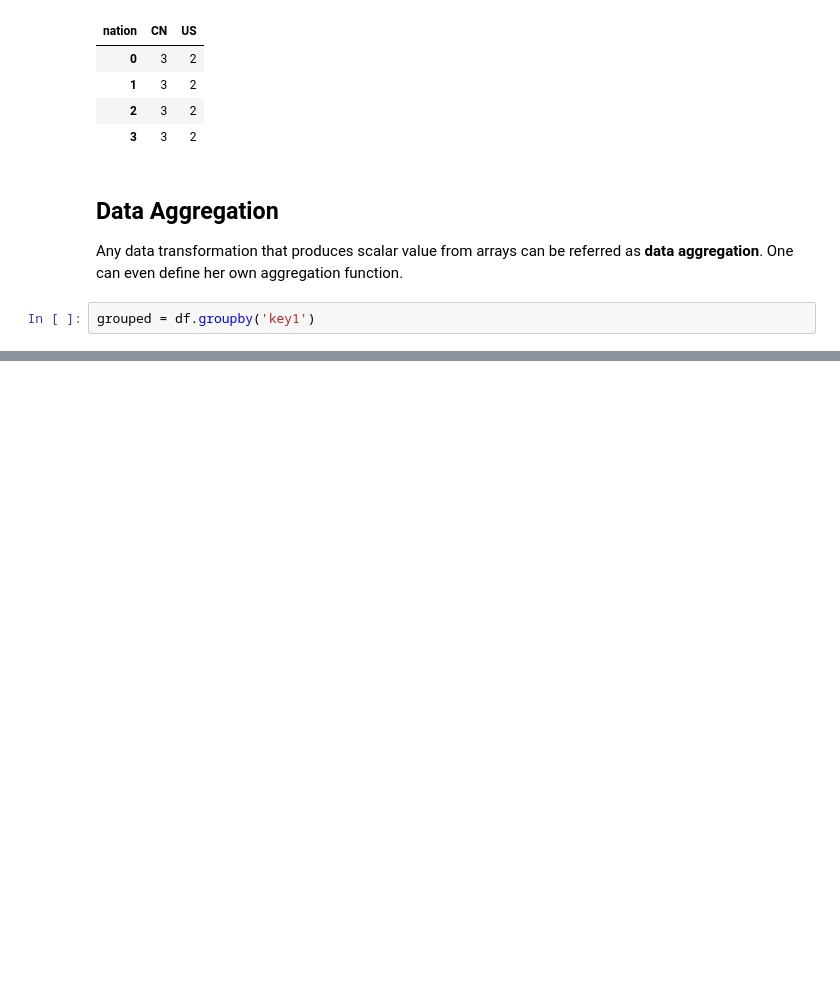
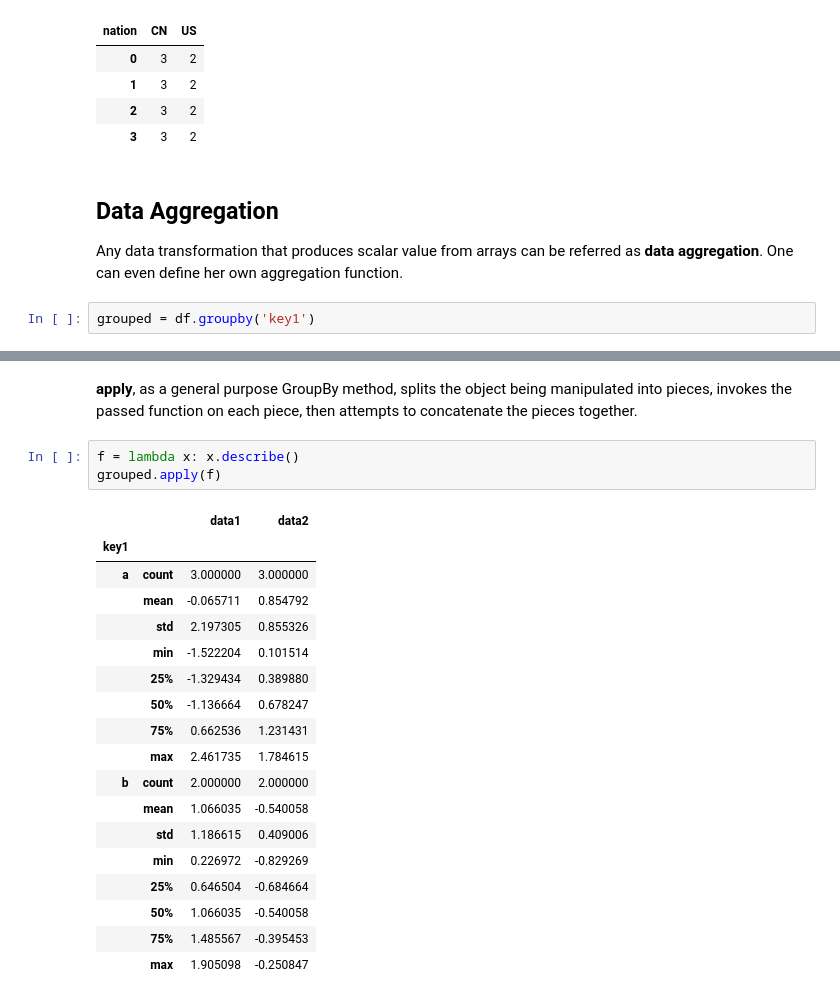
Before and after one commit to dolremi/Python-Notes, a Jupyter notebook: Pandas/Data_Aggregation_and_Grouping.ipynb, the cells around one changed output, grey strips where cells are left out. Drawn from its saved outputs; the diff is of its cells as text; blank space fills up the shorter version.

```diff
--- a/Pandas/Data_Aggregation_and_Grouping.ipynb
+++ b/Pandas/Data_Aggregation_and_Grouping.ipynb
@@ -275,0 +316,24 @@ grouped.agg({'data1': np.max, 'data2': peak_to_peak})
+# %% [markdown]
+__apply__, as a general purpose GroupBy method, splits the object being manipulated into pieces, invokes the passed function on each piece, then attempts to concatenate the pieces together.
+# %%
+f = lambda x: x.describe()
+grouped.apply(f)
+# %% [output]
+|  |  | data1 | data2 |
+| key1 |  |  |  |
+| a | count | 3.000000 | 3.000000 |
+|  | mean | -0.065711 | 0.854792 |
+|  | std | 2.197305 | 0.855326 |
+|  | min | -1.522204 | 0.101514 |
+|  | 25% | -1.329434 | 0.389880 |
+|  | 50% | -1.136664 | 0.678247 |
+|  | 75% | 0.662536 | 1.231431 |
+|  | max | 2.461735 | 1.784615 |
+| b | count | 2.000000 | 2.000000 |
+|  | mean | 1.066035 | -0.540058 |
+|  | std | 1.186615 | 0.409006 |
+|  | min | 0.226972 | -0.829269 |
+|  | 25% | 0.646504 | -0.684664 |
+|  | 50% | 1.066035 | -0.540058 |
+|  | 75% | 1.485567 | -0.395453 |
+|  | max | 1.905098 | -0.250847 |
```
Also changed, not shown: parts of 31 cells of this notebook.
